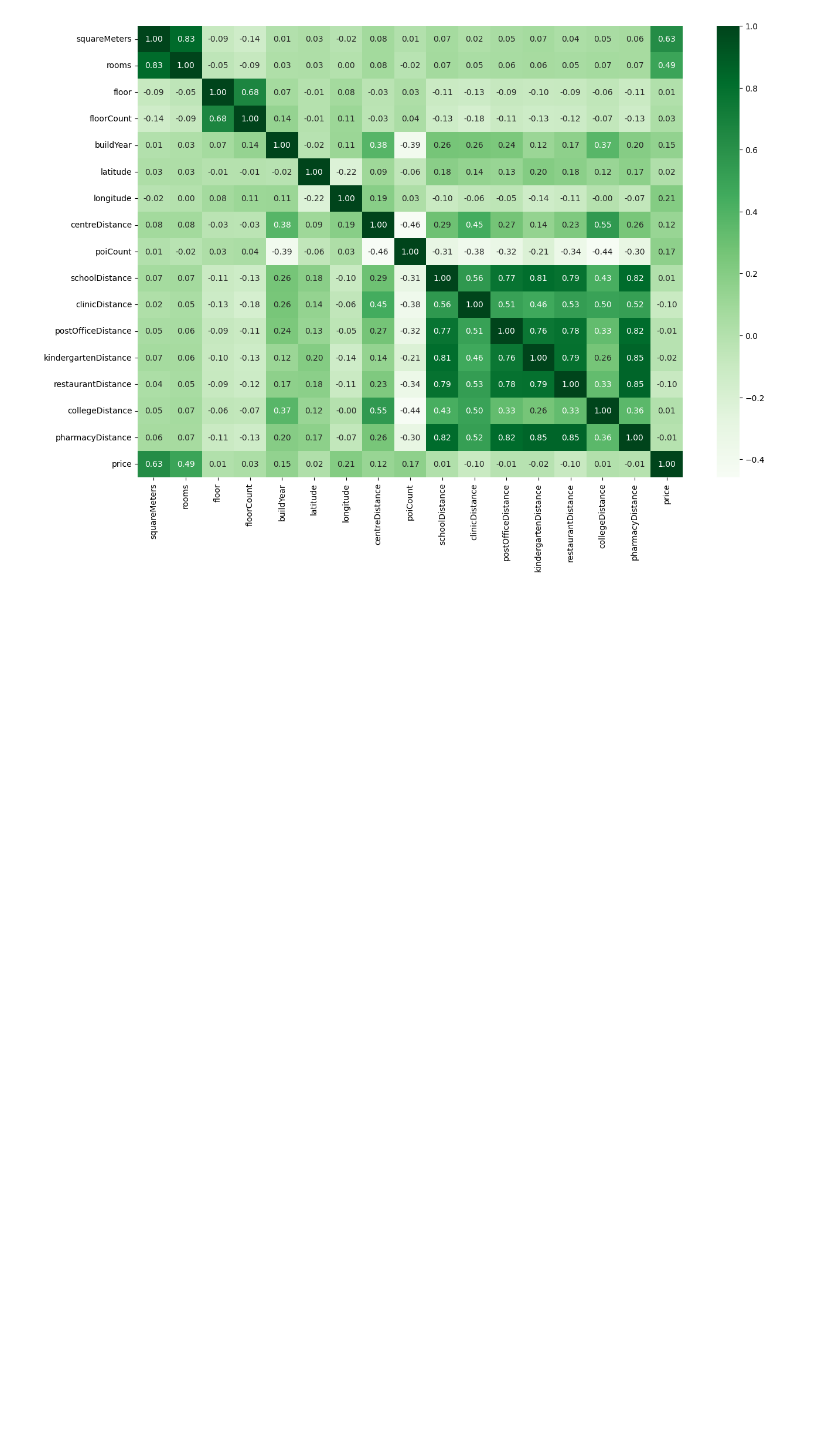
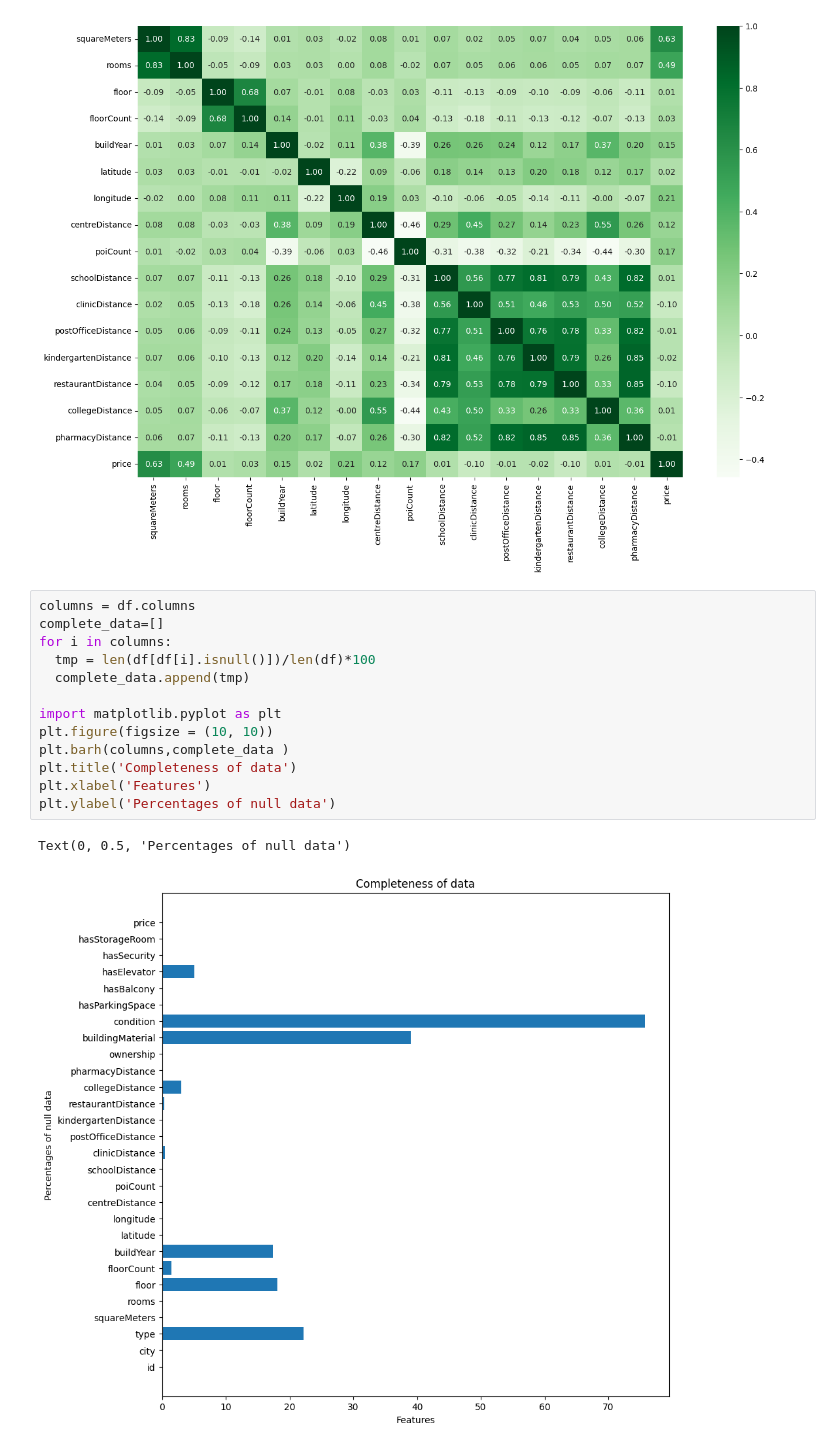
Before and after one commit to SzymonCisowski/PFML_Project, a Jupyter notebook: Projekt_PFML1.ipynb, the cells around one changed output. Saved outputs shown, nothing was run; the diff lists cells and outputs as text; blank space fills up the shorter version.

```diff
--- a/Projekt_PFML1.ipynb
+++ b/Projekt_PFML1.ipynb
@@ -62,3 +62,19 @@ sns.heatmap(corr, cmap = 'Greens', annot = True, fmt = '.2f')
 # %% [output]
 <Axes: >
 [figure]
+# %%
+columns = df.columns
+complete_data=[]
+for i in columns:
+  tmp = len(df[df[i].isnull()])/len(df)*100
+  complete_data.append(tmp)
+
+import matplotlib.pyplot as plt
+plt.figure(figsize = (10, 10))
+plt.barh(columns,complete_data )
+plt.title('Completeness of data')
+plt.xlabel('Features')
+plt.ylabel('Percentages of null data')
+# %% [output]
+Text(0, 0.5, 'Percentages of null data')
+[figure, added]
```
